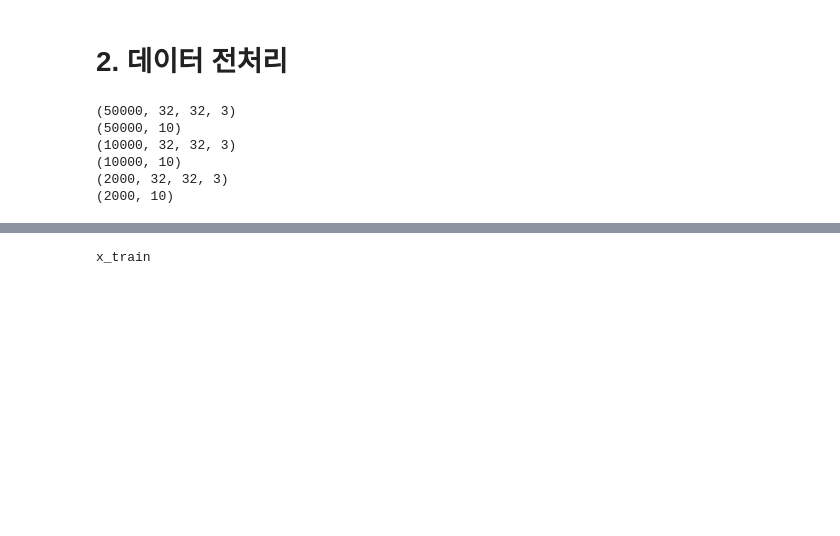
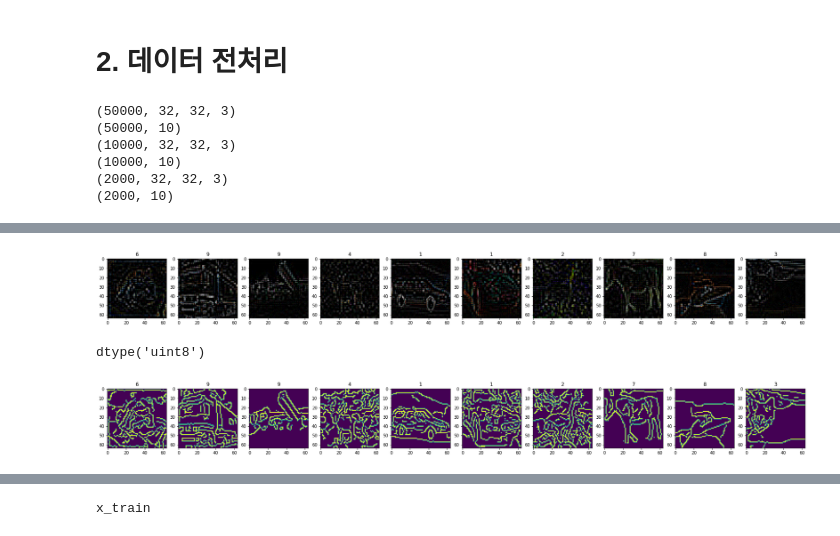
Before and after one commit to Nelfunction/2021_cau_oss_hackathon, a Jupyter notebook: hackathon_team14.ipynb, the cells around one changed output, grey strips where cells are left out. Cells and saved outputs as stored; diff of their text form; code cells hidden in the pictures; blank space fills up the shorter version.

```diff
--- a/hackathon_team14.ipynb
+++ b/hackathon_team14.ipynb
@@ -99,0 +166,56 @@ x_test2_gray = x_test2.mean(3)
+# %%
+def img_Contrast(img):
+  lab = cv2.cvtColor(img, cv2.COLOR_BGR2LAB)
+  l, a, b = cv2.split(lab)
+  clahe = cv2.createCLAHE(clipLimit=3.0, tileGridSize=(8, 8))
+  cl = clahe.apply(l)
+  limg = cv2.merge((cl, a, b))
+  final = cv2.cvtColor(limg, cv2.COLOR_LAB2BGR)
+  return final
+# %%
+kernel = np.array([[0, -1, 0],
+                   [-1, 5, -1],
+                   [0, -1, 0]])
+# %%
+fig, ax = plt.subplots(1, 10, figsize=(30, 3))
+for i in range(10):
+    double = cv2.resize(x_train[i], None, fx =2, fy=2, interpolation = cv2.INTER_CUBIC)
+
+    ret,thr = cv2.threshold(double, 127,255,cv2.THRESH_TOZERO)
+    cont = img_Contrast(double)
+    sharp = cv2.filter2D(double, -1, kernel)
+
+    image_yuv = cv2.cvtColor(sharp, cv2.COLOR_BGR2YUV)
+    image_yuv[:, :, 0] = cv2.equalizeHist(image_yuv[:, :, 0])
+    image_rgb = cv2.cvtColor(image_yuv, cv2.COLOR_YUV2RGB)
+
+    lap = cv2.Laplacian(sharp, -1)
+    label = numpy.where(y_train[i] == 1)[0][0]
+    ax[i].imshow(lap)
+    ax[i].set_title(label)
+plt.show()
+# %% [output]
+[figure, added]
+# %%
+double = cv2.resize(x_train_gray[0], None, fx =2, fy=2, interpolation = cv2.INTER_CUBIC)
+double = double.astype('uint8')
+double.dtype
+# %% [output]
+dtype('uint8')
+# %%
+fig, ax = plt.subplots(1, 10, figsize=(30, 3))
+for i in range(10):
+    double = cv2.resize(x_train[i], None, fx =2, fy=2, interpolation = cv2.INTER_CUBIC)
+
+    median_intensity = np.median(double)
+    lower_threshold = int(max(0, (1.0 - 0.33) * median_intensity))
+    upper_threshold = int(min(255, (1.0 + 0.33) * median_intensity))
+
+    image_canny = cv2.Canny(double, lower_threshold, upper_threshold)
+
+    label = numpy.where(y_train[i] == 1)[0][0]
+    ax[i].imshow(image_canny)
+    ax[i].set_title(label)
+plt.show()
+# %% [output]
+[figure, added]
```
Also changed, not shown: parts of 13 cells of this notebook.
